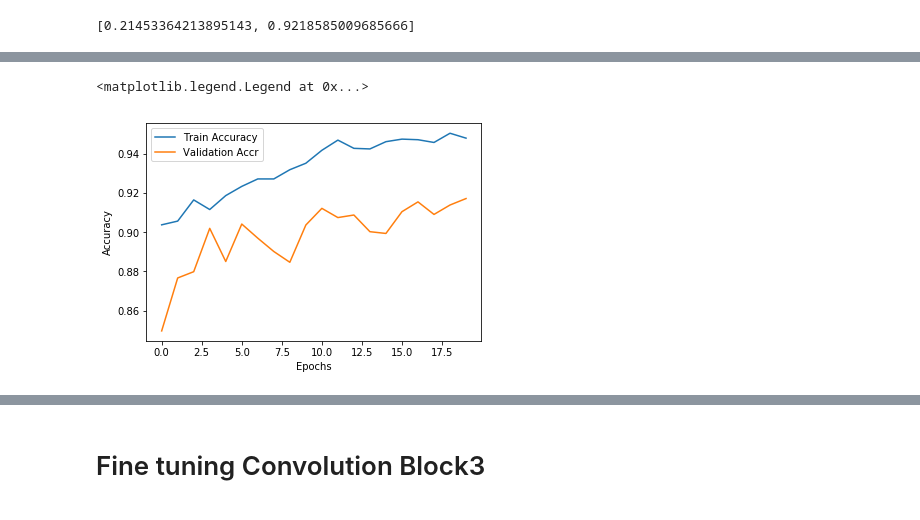
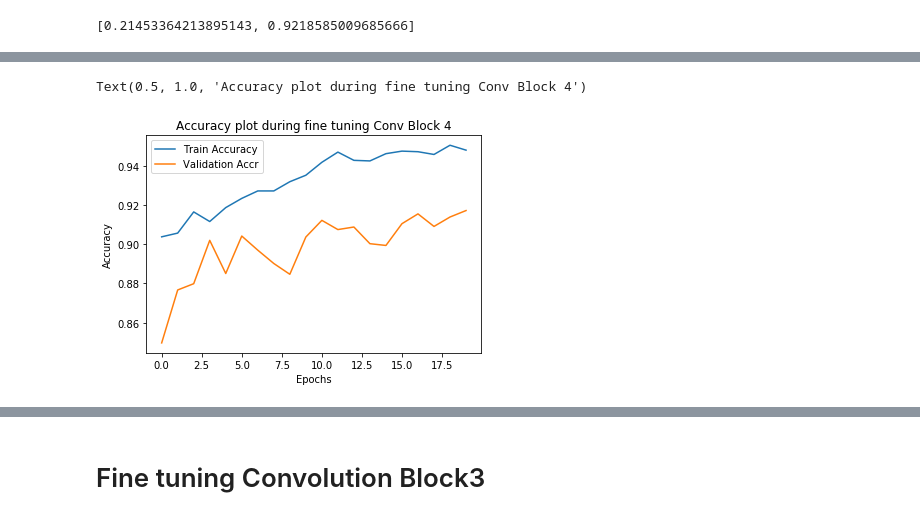
Before and after one commit to NaiduMarineni/Plant-Seedlings-Classification, a Jupyter notebook: vgg19_data_augmentation.ipynb, the cells around one changed output, grey strips where cells are left out. Saved outputs shown, nothing was run; the diff lists cells and outputs as text; code cells hidden in the pictures.

```diff
--- a/vgg19_data_augmentation.ipynb
+++ b/vgg19_data_augmentation.ipynb
@@ -484,12 +488,13 @@ Epoch 20/20
 # %%
 #The metrics of each epoch till this point are stored in train_log file
 loss , acc, val_loss, val_acc = extract_metric('fine_tune_log_2.txt')
 from matplotlib import pyplot as plt
 plt.plot(acc, label='Train Accuracy')
 plt.plot(val_acc, label='Validation Accr')
 plt.xlabel('Epochs')
 plt.ylabel('Accuracy')
 plt.legend()
+plt.title('Accuracy plot during fine tuning Conv Block 4')
 # %% [output]
-<matplotlib.legend.Legend at 0x...>
+Text(0.5, 1.0, 'Accuracy plot during fine tuning Conv Block 4')
-[figure, old version]
+[figure, new version]
```
Also changed, not shown: parts of 22 cells of this notebook.
